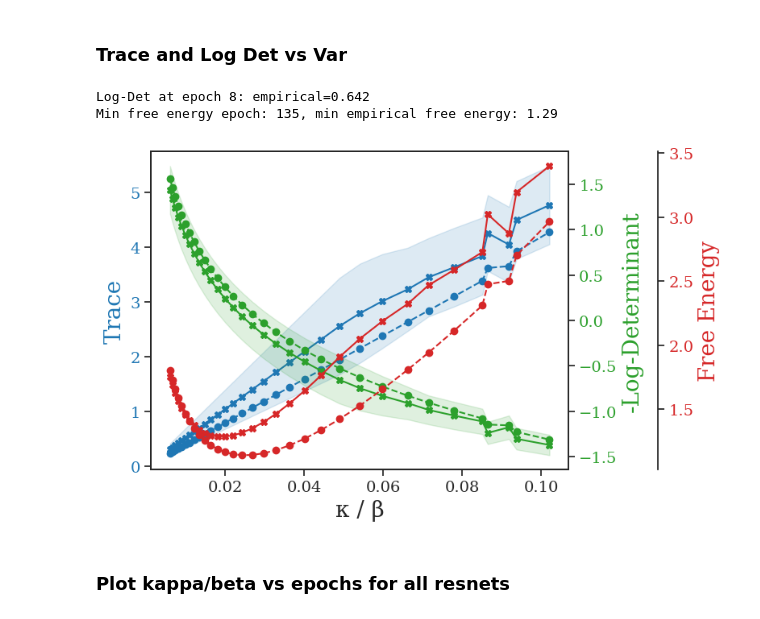
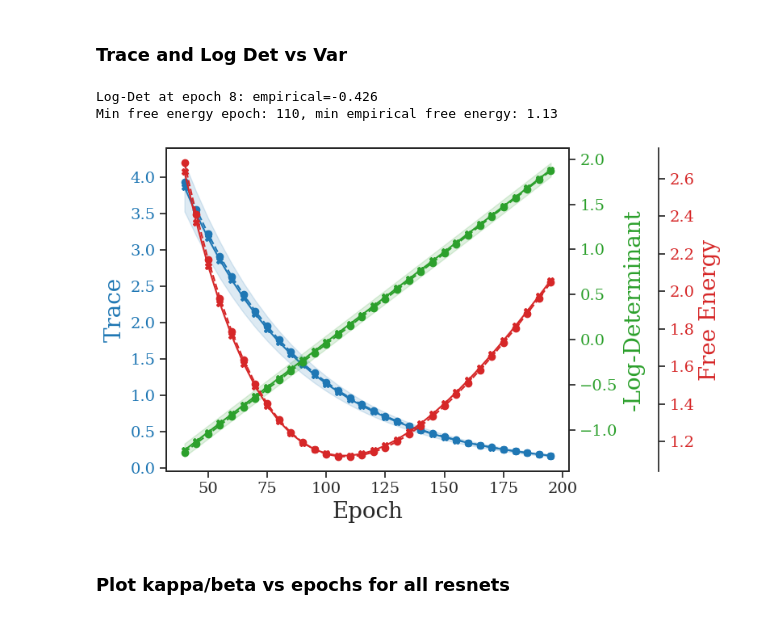
Before and after one commit to josephwilsonmaths/heavytail, a Jupyter notebook: heavy_tails.ipynb, the cells around one changed output. Cells and saved outputs as stored; diff of their text form; code cells hidden in the pictures.

```diff
--- a/heavy_tails.ipynb
+++ b/heavy_tails.ipynb
@@ -639,7 +639,7 @@ import numpy as np
 from importlib import reload; reload(esdfit)
 
 # Load fits
-fit = esdfit.ESDFit(model='resnet34', dataset='cifar10', kernel='weight', batch_size=100, subsample=False, file_dir = 'data/htmp/epoch')
+fit = esdfit.ESDFit(model='resnet34', dataset='cifar10', kernel='weight', batch_size=100, subsample=False, file_dir = 'data/epoch')
 fit.load_htmp_fit()
 # %% [output]
 True
@@ -777,23 +777,23 @@ Maximum Test Accuracy: 0.841 at Epoch=100, Free Energy=-1.48732
 # %% [markdown]
 ### Trace and Log Det vs Var
 # %%
-trace_variable = 'kappa_beta_ratio'  # 'epochs', 'kappa', 'beta', or 'kappa_beta_ratio'
+trace_variable = 'epochs'  # 'epochs', 'kappa', 'beta', or 'kappa_beta_ratio'
 start_index = 8
 fit.compute_free_energy(lam=6, tau=0, weight_inverse=True)
 fit.plot_trace_and_log_det(variable=trace_variable,
                            plot_theoretical=True,
                            start_index=start_index,
                            plot_sum=True,
                            fig_height=5,
                            fig_width=8,
                            fontsize=20,
                            texplot_enabled=True,
                            legend_on=False,
                            title=False)
 # %% [output]
-Log-Det at epoch 8: empirical=0.642
-Min free energy epoch: 135, min empirical free energy: 1.29
+Log-Det at epoch 8: empirical=-0.426
+Min free energy epoch: 110, min empirical free energy: 1.13
-[figure, old version]
+[figure, new version]
 # %% [markdown]
 ### Plot kappa/beta vs epochs for all resnets
 # %%
```
Also changed, not shown: 1 other file.
